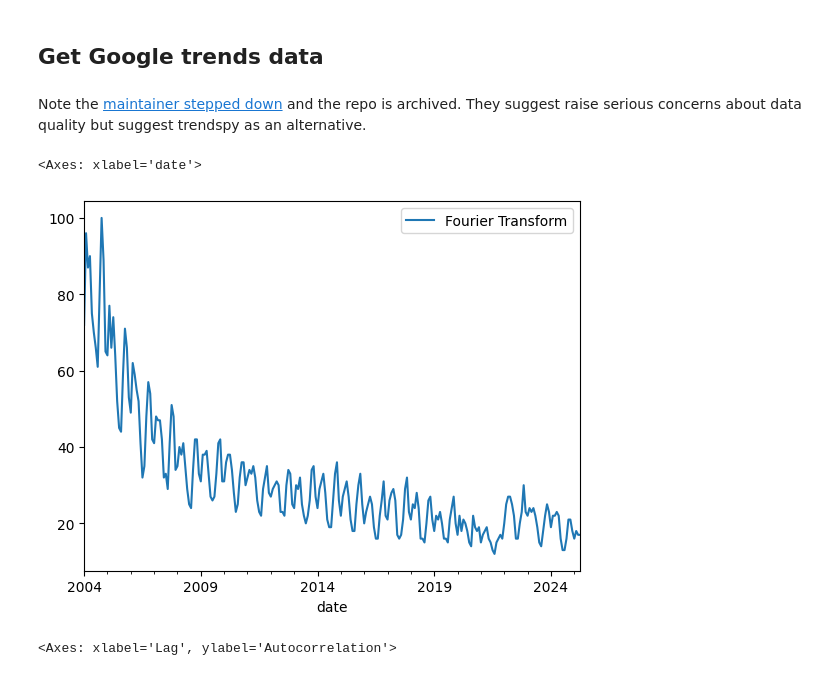
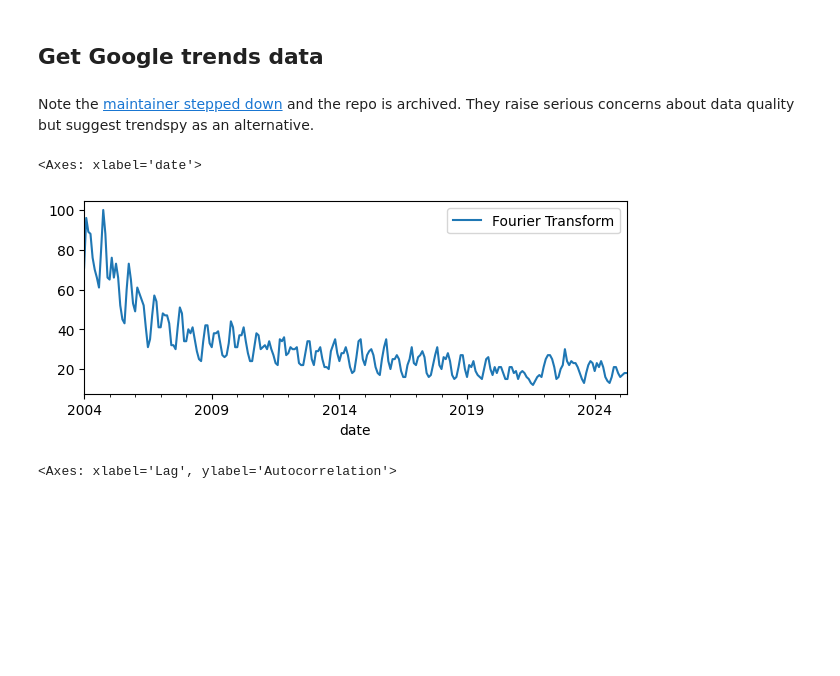
Before and after one commit to stelios-c/sig_proc, a Jupyter notebook: timeseries.ipynb, the cells around one changed output. Drawn from its saved outputs; the diff is of its cells as text; code cells hidden in the pictures; blank space fills up the shorter version.

```diff
--- a/timeseries.ipynb
+++ b/timeseries.ipynb
@@ -17,12 +15,12 @@ pytrends.build_payload(keywords, cat=0, timeframe='all', geo='', gprop='')# toda
 # %%
 trends_df=pytrends.interest_over_time()
 # %% [markdown]
-Note the [maintainer stepped down](https://github.com/GeneralMills/pytrends/issues/636) and the repo is archived. They suggest raise serious concerns about data quality but suggest trendspy as an alternative.
+Note the [maintainer stepped down](https://github.com/GeneralMills/pytrends/issues/636) and the repo is archived. They raise serious concerns about data quality but suggest trendspy as an alternative.
 # %%
-trends_df[~trends_df.isPartial].plot()
+trends_df[~trends_df.isPartial].plot(figsize=[7,2.5])
 # %% [output]
 <Axes: xlabel='date'>
-[figure, old version]
+[figure, new version]
 # %%
 pd.plotting.autocorrelation_plot(trends_df[~trends_df.isPartial].dropna())
 # %% [output]
```
Also changed, not shown: parts of 16 cells of this notebook.
